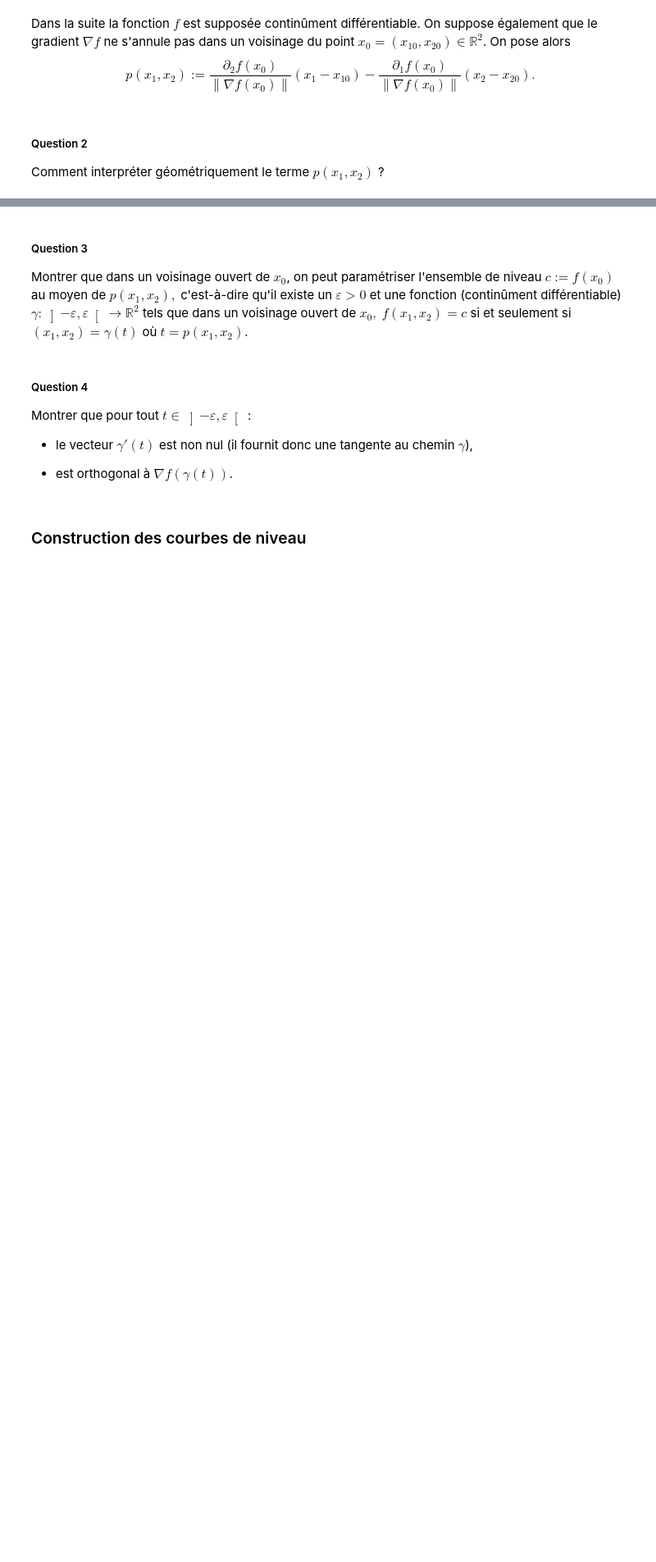
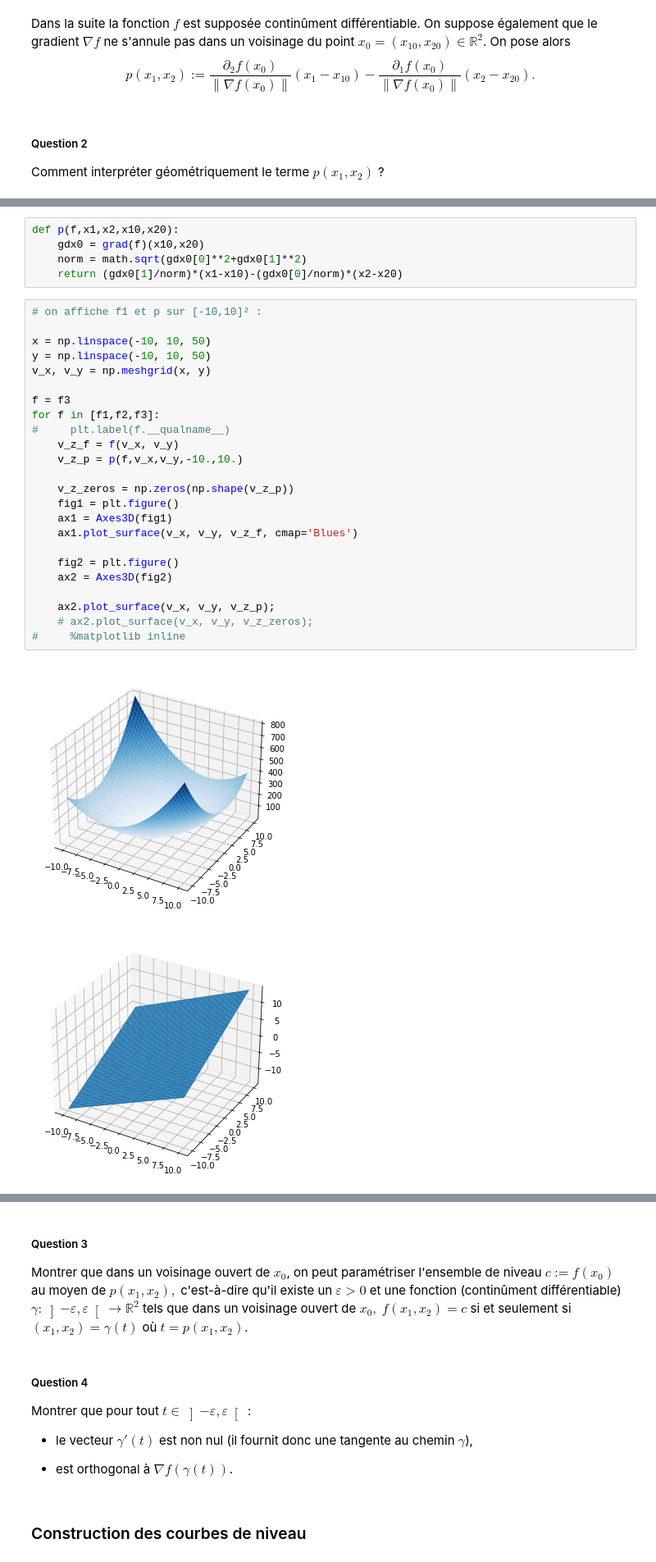
Before and after one commit to LouisJustinTALLOT/projet-UE11, a Jupyter notebook: devoir-ue11-bellon-tallot.ipynb, the cells around one changed output, grey strips where cells are left out. Shown at 82% size. Drawn from its saved outputs; the diff is of its cells as text; blank space fills up the shorter version.

```diff
--- a/devoir-ue11-bellon-tallot.ipynb
+++ b/devoir-ue11-bellon-tallot.ipynb
@@ -102,0 +110,32 @@ Comment interpréter géométriquement le terme $p(x_1,x_2)$ ?
+# %%
+def p(f,x1,x2,x10,x20):
+    gdx0 = grad(f)(x10,x20)
+    norm = math.sqrt(gdx0[0]**2+gdx0[1]**2)
+    return (gdx0[1]/norm)*(x1-x10)-(gdx0[0]/norm)*(x2-x20)
+# %%
+# on affiche f1 et p sur [-10,10]² :
+
+x = np.linspace(-10, 10, 50)
+y = np.linspace(-10, 10, 50)
+v_x, v_y = np.meshgrid(x, y)
+
+f = f3
+for f in [f1,f2,f3]:
+#     plt.label(f.__qualname__)
+    v_z_f = f(v_x, v_y)
+    v_z_p = p(f,v_x,v_y,-10.,10.)
+
+    v_z_zeros = np.zeros(np.shape(v_z_p))
+    fig1 = plt.figure()
+    ax1 = Axes3D(fig1)
+    ax1.plot_surface(v_x, v_y, v_z_f, cmap='Blues')
+
+    fig2 = plt.figure()
+    ax2 = Axes3D(fig2)
+
+    ax2.plot_surface(v_x, v_y, v_z_p);
+    # ax2.plot_surface(v_x, v_y, v_z_zeros);
+#     %matplotlib inline
+# %% [output]
+[figure, added]
+[figure, added]
```
Also changed, not shown: parts of 4 cells of this notebook.
